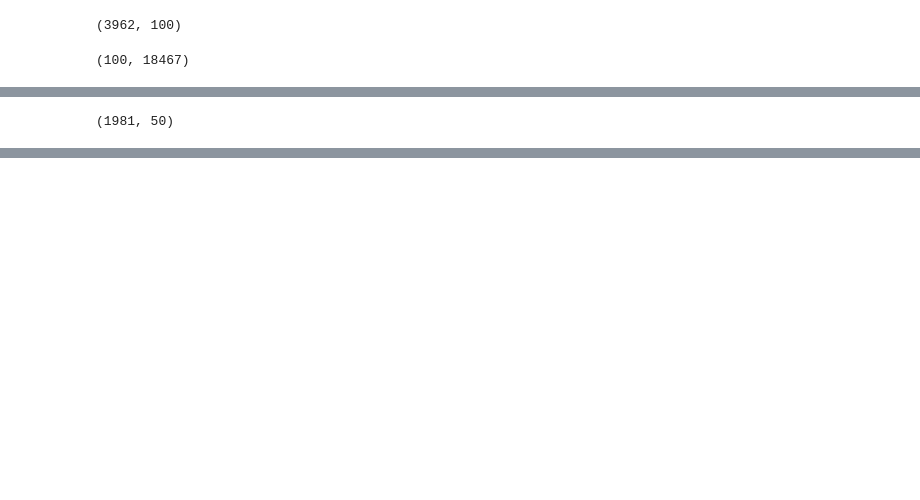
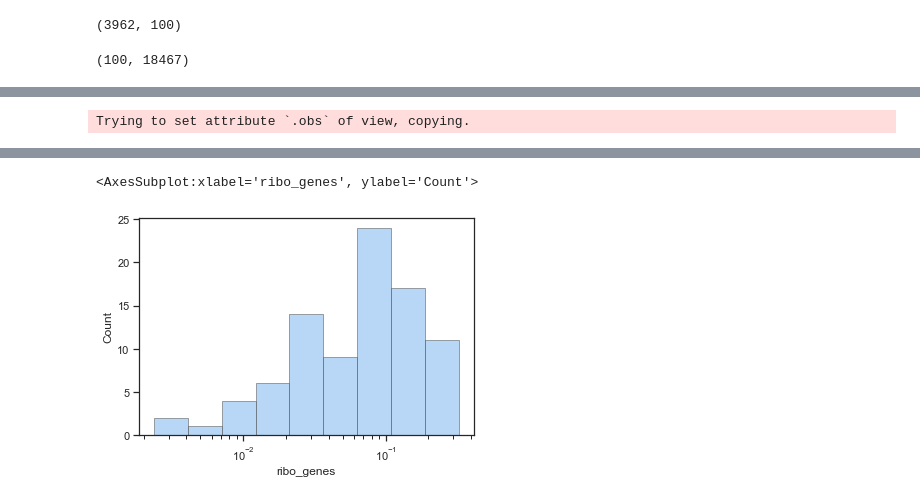
Before and after one commit to jkanche/sketches, a Jupyter notebook: sketch.ipynb, the cells around one changed output, grey strips where cells are left out. Saved outputs shown, nothing was run; the diff lists cells and outputs as text; code cells hidden in the pictures; blank space fills up the shorter version.

Commit message:
feat: add plots for perc of cells

```diff
--- a/sketch.ipynb
+++ b/sketch.ipynb
@@ -62,9 +29,13 @@ data.obs["group"] = 1
 # %%
-sns.histplot(
-    data.obs,
-    x="ribo_genes",
-    palette="light:m_r",
-    edgecolor=".3",
-    linewidth=.5,
-    log_scale=True,
-)
+def plot_signatures(data, signature="ribosomal_genes_human"):
+    pegasus.calc_signature_score(data, signatures="ribosomal_genes_human")
+    data.obs["group"] = 1
+    plot = sns.histplot(
+        data.obs,
+        x="ribo_genes",
+        palette="light:m_r",
+        edgecolor=".3",
+        linewidth=.5,
+        log_scale=True,
+    )
+    return(plot)
@@ -103,7 +79,6 @@ array([[-4.78534974, -0.88264914, -0.58763868, ..., -0.6183208 ,
 # %%
-# 50% of cells
-N = int(data.shape[0]/2)
-sketch_index = gs(X_dimred, N, replace=False)
-
-X_sketch = X_dimred[sketch_index]
-X_sketch
+def sketch_plots(data, perc_cells = 10):
+    N = int(data.shape[0] * perc_cells/100)
+    sketch_index = gs(X_dimred, N, replace=False)
+    sdata = data[sketch_index]
+    return(plot_signatures(sdata))
@@ -140,4 +85,3 @@ pegasus.calc_signature_score(sdata, signatures="ribosomal_genes_human")
-# %%
-sdata.obsm["sig_background"].shape
-# %% [output]
-(1981, 50)
+# %%
+sketch_plots(data, 5)
+# %% [output]
@@ -143,0 +91 @@ sdata.obsm["sig_background"].shape
+Trying to set attribute `.obs` of view, copying.
@@ -143,0 +93,2 @@ sdata.obsm["sig_background"].shape
+<AxesSubplot:xlabel='ribo_genes', ylabel='Count'>
+[figure, added]
```
Also changed, not shown: parts of 17 cells of this notebook.
